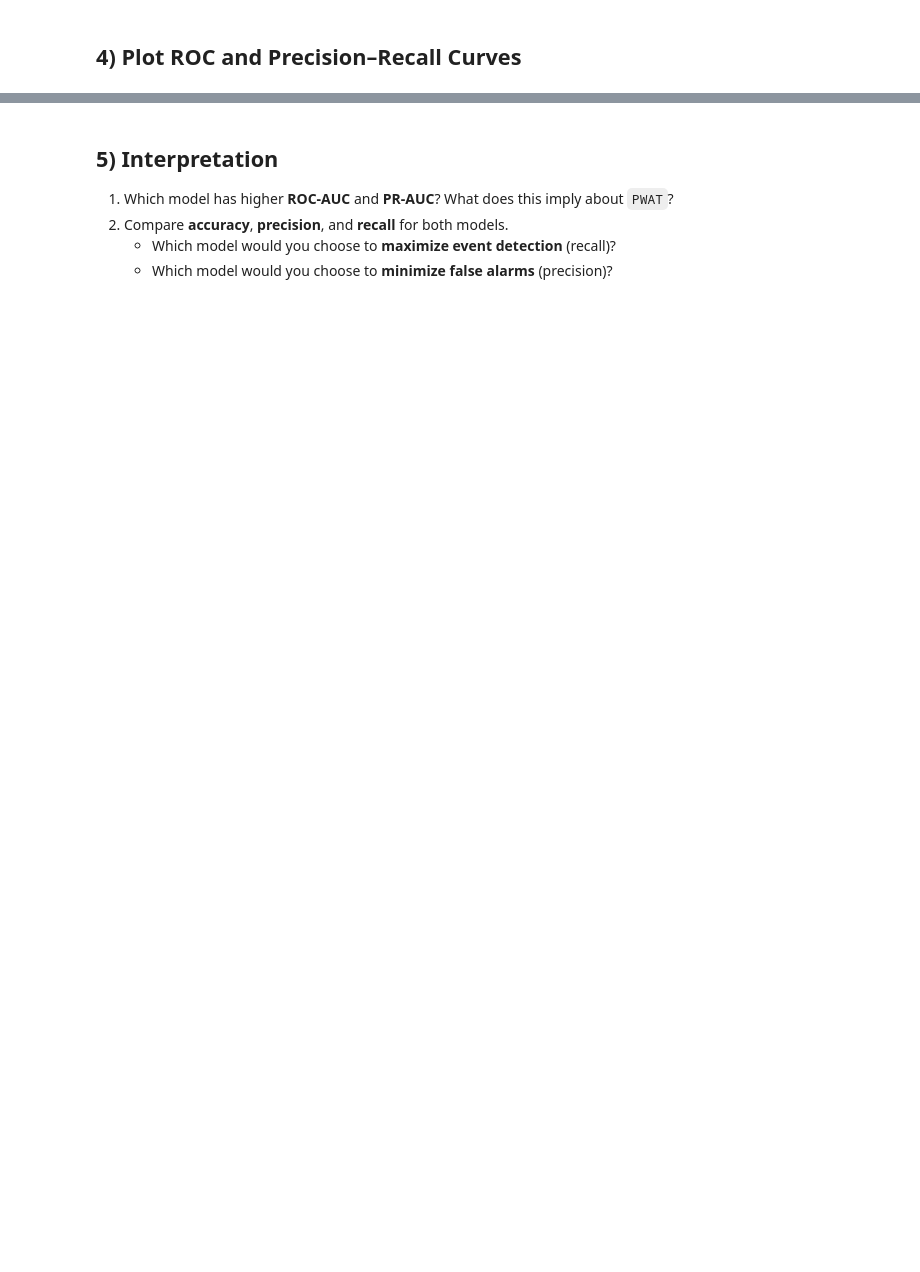
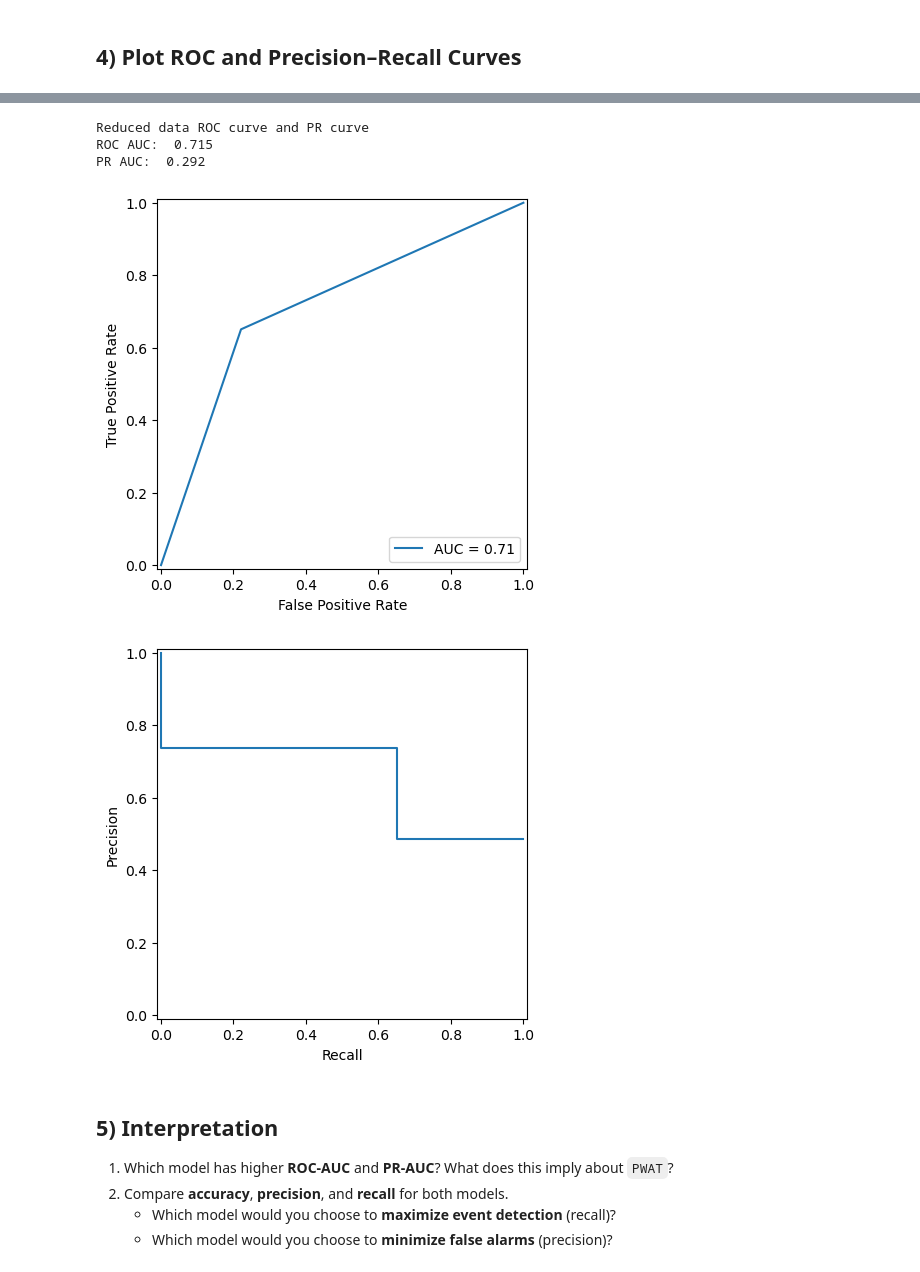
Before and after one commit to swnesbitt/ATMS-523-Module-5-Checkin, a Jupyter notebook: notebooks/LogReg_Compare_Models.ipynb, the cells around one changed output, grey strips where cells are left out. Drawn from its saved outputs; the diff is of its cells as text; code cells hidden in the pictures; blank space fills up the shorter version.

```diff
--- a/notebooks/LogReg_Compare_Models.ipynb
+++ b/notebooks/LogReg_Compare_Models.ipynb
@@ -86,3 +143,20 @@ ypred_reduced = (yprob_reduced >= thr).astype(int)
+# %%
+# reduced data
+print("Reduced data ROC curve and PR curve")
+fpr, tpr, _ = roc_curve(yr_test, ypred_reduced)
+roc_auc = auc(fpr, tpr)
+RocCurveDisplay(fpr=fpr, tpr=tpr, roc_auc=roc_auc).plot()
+precision, recall, _ = precision_recall_curve(yr_test, ypred_reduced)
+pr_auc = auc(precision, recall)
+PrecisionRecallDisplay(precision=precision, recall=recall).plot()
+print(f"ROC AUC: {roc_auc: .3f}")
+print(f"PR AUC: {pr_auc: .3f}")
+# %% [output]
+Reduced data ROC curve and PR curve
+ROC AUC:  0.715
+PR AUC:  0.292
+[figure, added]
+[figure, added]
 # %% [markdown]
 ## 5) Interpretation
 
```
Also changed, not shown: parts of 7 cells of this notebook.
